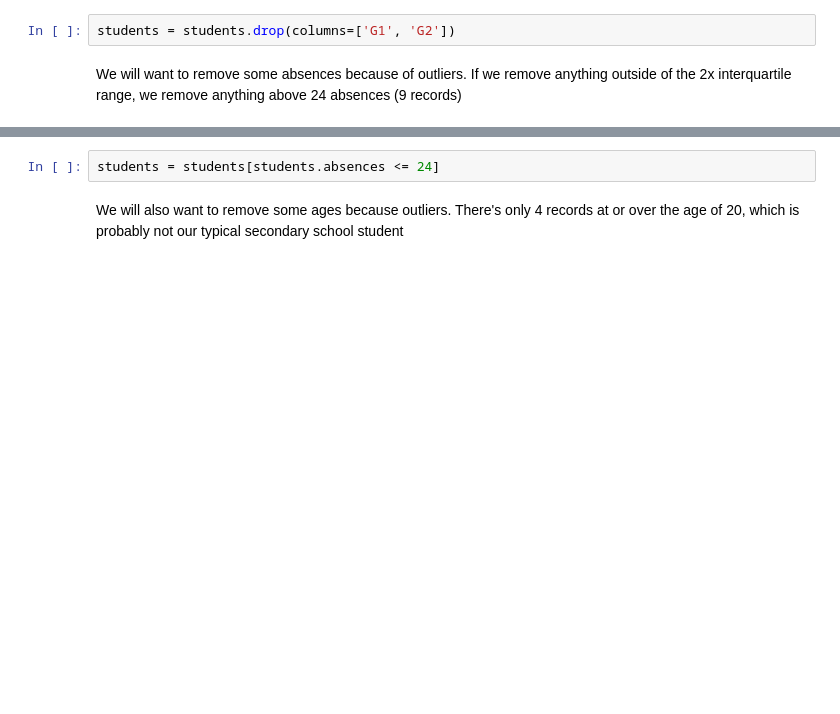
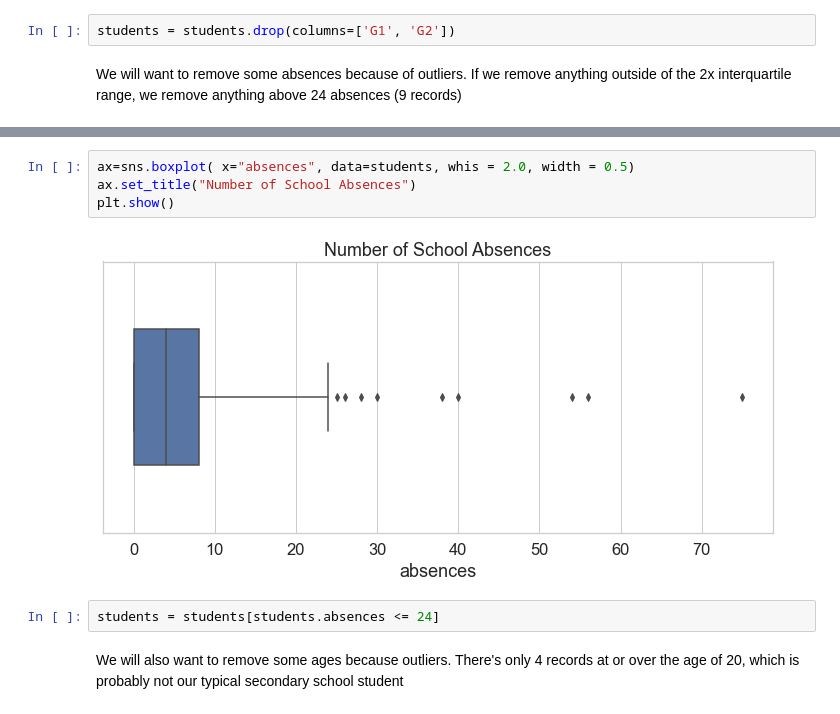
Before and after one commit to nick-kim-96/CS171Project, a Jupyter notebook: W13L2_Sample_Code_Runbook.ipynb, the cells around one changed output, grey strips where cells are left out. Saved outputs shown, nothing was run; the diff lists cells and outputs as text; blank space fills up the shorter version.

```diff
--- a/W13L2_Sample_Code_Runbook.ipynb
+++ b/W13L2_Sample_Code_Runbook.ipynb
@@ -133,3 +140,9 @@ We will want to remove some absences because of outliers. If we remove anything
+# %%
+ax=sns.boxplot( x="absences", data=students, whis = 2.0, width = 0.5)
+ax.set_title("Number of School Absences")
+plt.show()
+# %% [output]
+[figure, added]
 # %%
 students = students[students.absences <= 24]
 # %% [markdown]
```
Also changed, not shown: parts of 15 cells of this notebook.
